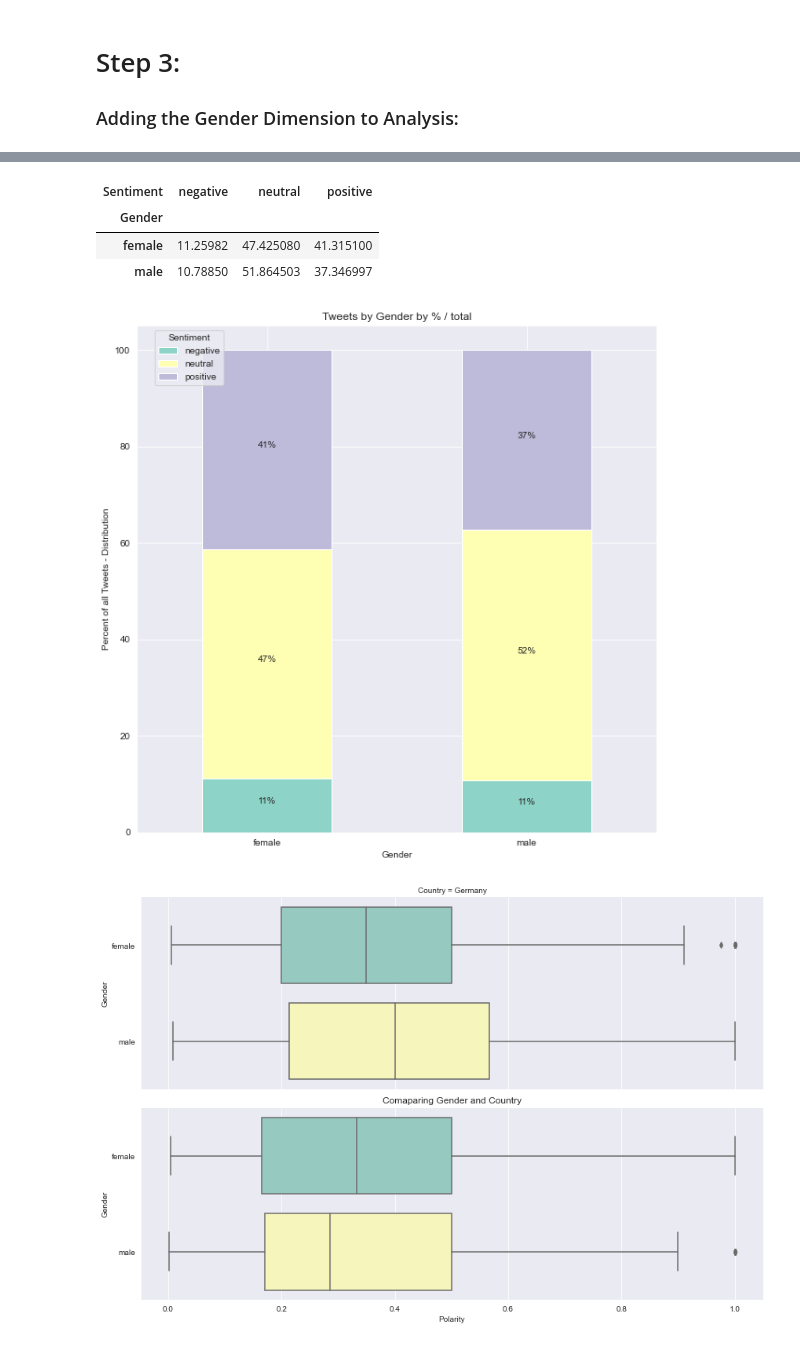
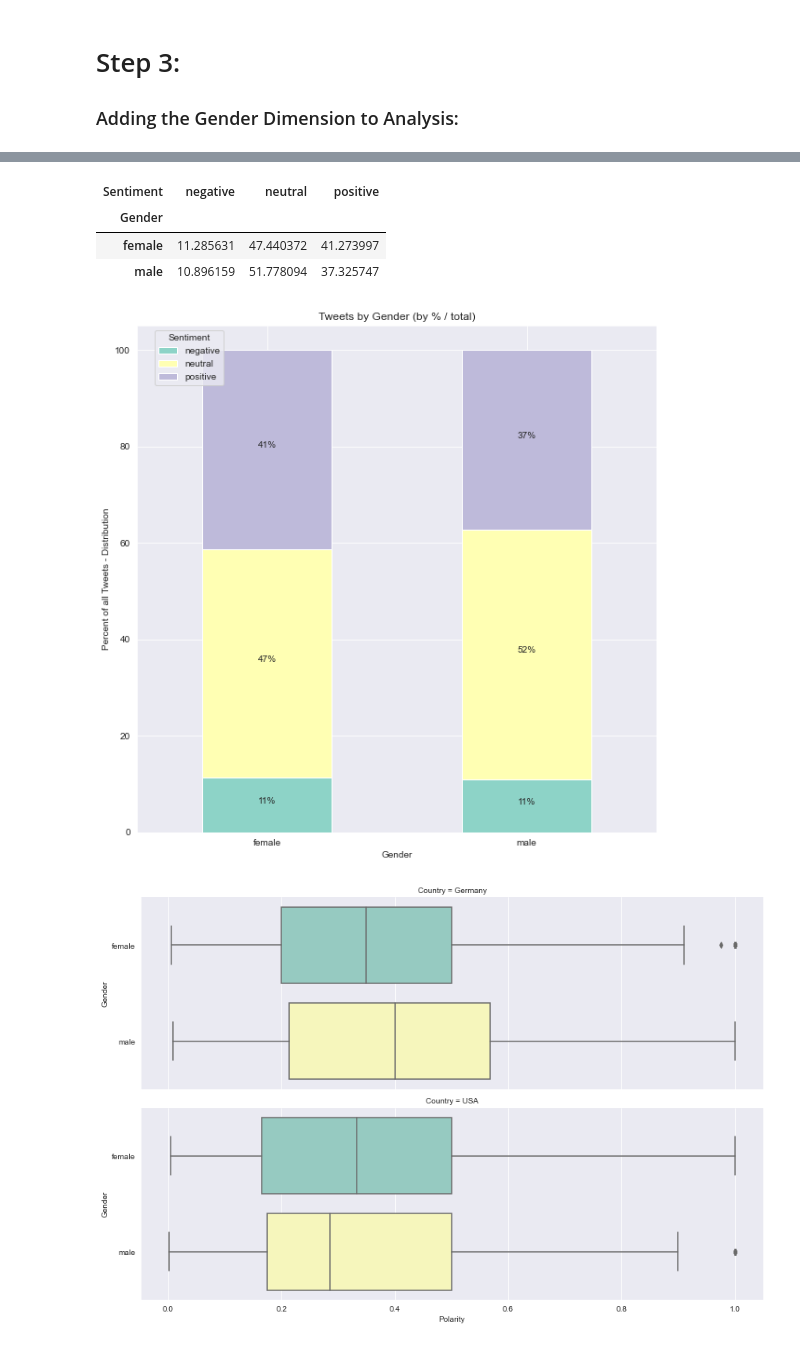
Before and after one commit to ksaslow/Ironhack-final-project, a Jupyter notebook: 4_Visualizing-the-Twitter-Data.ipynb, the cells around one changed output, grey strips where cells are left out. Drawn from its saved outputs; the diff is of its cells as text; code cells hidden in the pictures.

```diff
--- a/4_Visualizing-the-Twitter-Data.ipynb
+++ b/4_Visualizing-the-Twitter-Data.ipynb
@@ -229,23 +230,23 @@ for rec in ax_1.patches:
               ha='center',
               va='bottom')
 
-plt.title('Tweets by Gender by % / total')
+plt.title('Tweets by Gender (by % / total)')
 plt.savefig('relative_tweets_gender')
 plt.show()
 # %% [output]
 | Sentiment | negative | neutral | positive |
 | Gender |  |  |  |
-| female | 11.25982 | 47.425080 | 41.315100 |
-| male | 10.78850 | 51.864503 | 37.346997 |
+| female | 11.285631 | 47.440372 | 41.273997 |
+| male | 10.896159 | 51.778094 | 37.325747 |
 [figure]
 # %%
 # Somehow compare Gender/Country/Sentiment:
 
 sns.catplot(x="Polarity", y="Gender", row="Country",
                 kind="box", orient="h", height=4, aspect=3,
                 data=tweets_vis_gen[(tweets_vis_gen['Sentiment']=='positive')])
-plt.title('Comaparing Gender and Country')
+# plt.title('Comaparing Gender and Country')
 plt.savefig('gender_country_box.png')
 plt.show()
 # %% [output]
-[figure, old version]
+[figure, new version]
```
Also changed, not shown: parts of 10 cells of this notebook, 20 other files.
